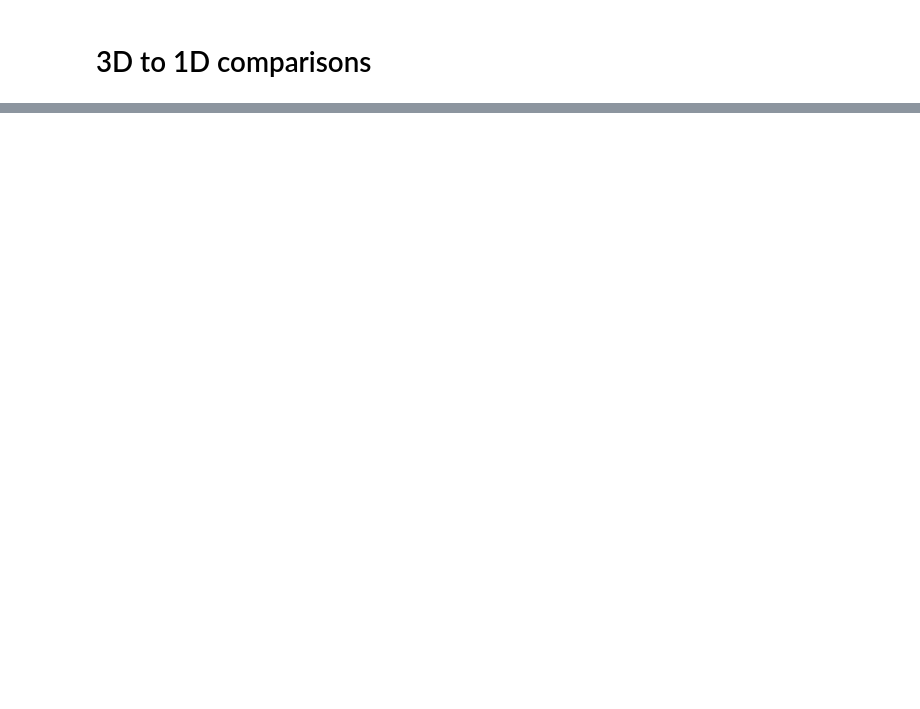
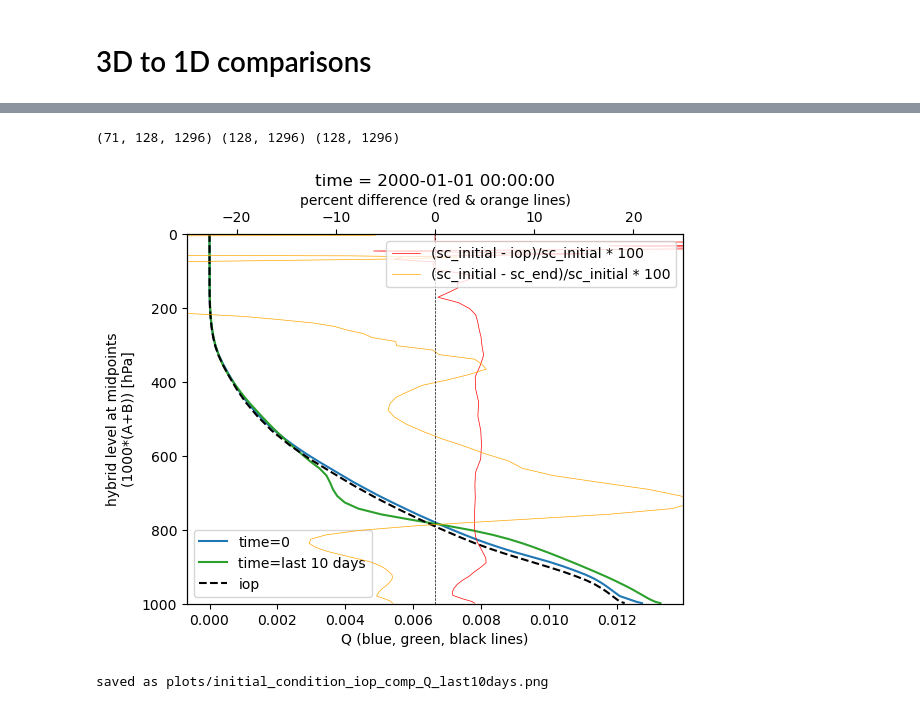
Before and after one commit to smturbev/dp-scream-analysis, a Jupyter notebook: prelim/comp_rcemip.ipynb, the cells around one changed output, grey strips where cells are left out. Drawn from its saved outputs; the diff is of its cells as text; code cells hidden in the pictures; blank space fills up the shorter version.

```diff
--- a/prelim/comp_rcemip.ipynb
+++ b/prelim/comp_rcemip.ipynb
@@ -244,3 +226,76 @@ Data variables: (12/167)
+# %%
+## test file from Peter Blossey
+# sc = xr.open_dataset("/home/disk/eos1/bloss/Runs/PIRE/DP-SCREAM/Tests/RCE_SMALL_al/scream_dp_RCE_SMALL_al.eam.h0.2000-01-01-00000.nc")
+## output from dp scream 3km run ab
+sc = xr.open_dataset("/home/disk/eos15/smturbev/DPSCREAM_simulations/dpscream_small_3km/{}/scream_dp_RCE_SMALL_3km_{}.eam.h0.2000-01-01-00000.nc".format(run,run[-2:]))
+# sc = sc.isel(time=slice(-10,-1))
+sce = sc.isel(time=-1)# last time step # last ten days: (time=slice(-10,-1)).mean(dim=["time"])
+sci = sc.isel(time=0) # first time step
+
+## input file
+iop = xr.open_dataset("../run_scripts/Cheyenne/RCE_iopfile_4scam.nc")
+# sci = xr.open_dataset("../run_scripts/Cheyenne/cami_mam3_Linoz_ne30np4_SCREAM_L128_c160214.nc")
+iop = iop.isel(time=0).sel(lat=0).sel(lon=0)
+print(sc["T"].shape, sce["T"].shape, sci["T"].shape)
+# %% [output]
+(71, 128, 1296) (128, 1296) (128, 1296)
+# %%
+# plot temperature/wv profiles
+vsc="Q"
+vio="q"
+fig, ax = plt.subplots(1,1)
+sci_mean = sci[vsc].mean(dim=["ncol"])
+sce_mean = sce[vsc].mean(dim=["ncol"])
+#time=0
+sci_mean.plot(y="lev", label="time=0", ax=ax, color="C0")
+#time=-1 last timestep
+sce_mean.plot(y="lev", label="time={}".format(len(sc.time)), ax=ax, color="C2")
+#iop
+ax.plot(iop[vio], iop.lev/100, linestyle="dashed", label="iop",
+        color="k")
+
+axt = ax.twiny()
+#difference in percent between sc initial timestep and iop file
+sci_interp = sci_mean.interp(lev=(iop.lev.values/100), method="linear")
+diff = (sci_interp-iop[vio].values)
+diff_mean = diff/sci_interp*100
+# diff.plot(y="lev", label="diff",
+#           color="k", ax=ax, alpha=0.5, linewidth=0.5, marker=".")
+diff_mean.plot(y="lev", label="(sc_initial - iop)/sc_initial * 100", color="red",
+               ax=axt,linewidth=0.5)
+#difference in percent between sc initial and end timesteps
+diff = (sci_mean-sce_mean)
+diff_mean = diff/sci_mean*100
+# diff.plot(y="lev", label="diff",
+#           color="k", ax=ax, alpha=0.5, linewidth=0.5, marker=".")
+diff_mean.plot(y="lev", label="(sc_initial - sc_end)/sc_initial * 100", color="orange",
+               ax=axt, linewidth=0.5)
+
+# axis stuff
+ax.legend(loc="lower left")
+axt.legend(loc="upper right")
+axt.set_xlabel("percent difference (red & orange lines)")
+ax.set_xlabel(vsc+" (blue, green, black lines)")
+ax.set_ylim([1000,0])
+axt.set_xlim([-25,25])
+axt.axvline(x=0,color="k", linestyle="dashed", linewidth=0.5)
+# ax.set_xscale("log")
+# axt.set_xscale("log")
+# axt.set_xlim(1e-12,1e-1)
+# ax.set_xlim(1e-12,1e-1)
+# axt.set_xlim([-2,2])
+# ax.set_xlim([220,250])
+# ax.set_yscale("log")
+# axt.set_ylim([1000,1])
+# axt.tick_params(axis="x", color="red", labelcolor="red")
+# axt.tick_params(color="C1",  labelcolor="C1")
+save_name="plots/initial_condition_iop_comp_{}.png".format(vsc)
+plt.savefig(save_name)
+plt.show()
+print("saved as",save_name)
+# %% [output]
+[figure, added]
+saved as plots/initial_condition_iop_comp_Q_last10days.png
 # %%
 # get list of small rce models
 var_list = ["ta_avg", "hus_avg", "tw_avg", "cfv0_avg"]
```
Also changed, not shown: parts of 9 cells of this notebook, 18 other files.
